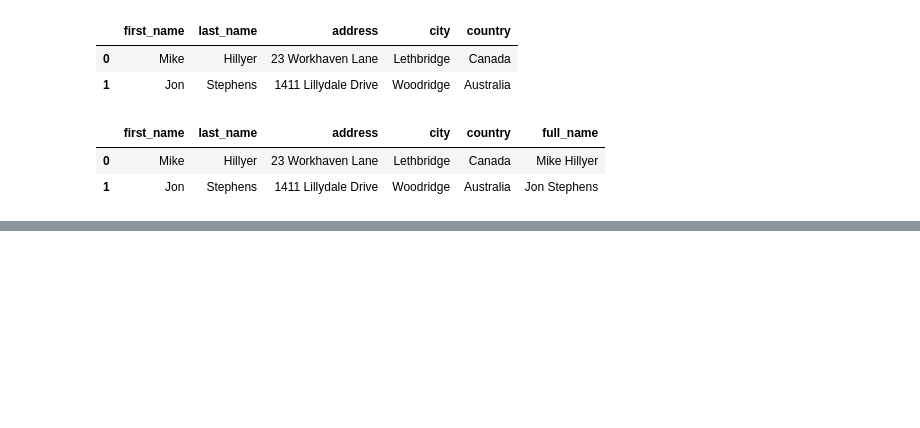
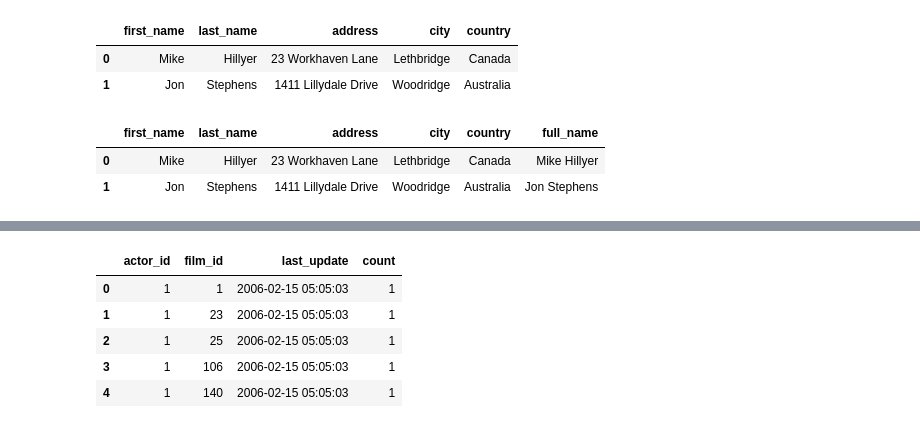
Before and after one commit to MiguelAngel3378/CURSO_ANALISIS_BD2, a Jupyter notebook: m4_pandas/operaciones/sakila_join.ipynb, the cells around one changed output, grey strips where cells are left out. Cells and saved outputs as stored; diff of their text form; code cells hidden in the pictures; blank space fills up the shorter version.

```diff
--- a/m4_pandas/operaciones/sakila_join.ipynb
+++ b/m4_pandas/operaciones/sakila_join.ipynb
@@ -89,0 +266,11 @@ df_staff_direction
+# %%
+# Alternativa: si no tuvieramos la función count() se podría utilizar sum()
+df_film_actor['count'] = 1
+df_film_actor.head(5)
+# %% [output]
+|  | actor_id | film_id | last_update | count |
+| 0 | 1 | 1 | 2006-02-15 05:05:03 | 1 |
+| 1 | 1 | 23 | 2006-02-15 05:05:03 | 1 |
+| 2 | 1 | 25 | 2006-02-15 05:05:03 | 1 |
+| 3 | 1 | 106 | 2006-02-15 05:05:03 | 1 |
+| 4 | 1 | 140 | 2006-02-15 05:05:03 | 1 |
```
Also changed, not shown: parts of 22 cells of this notebook.
